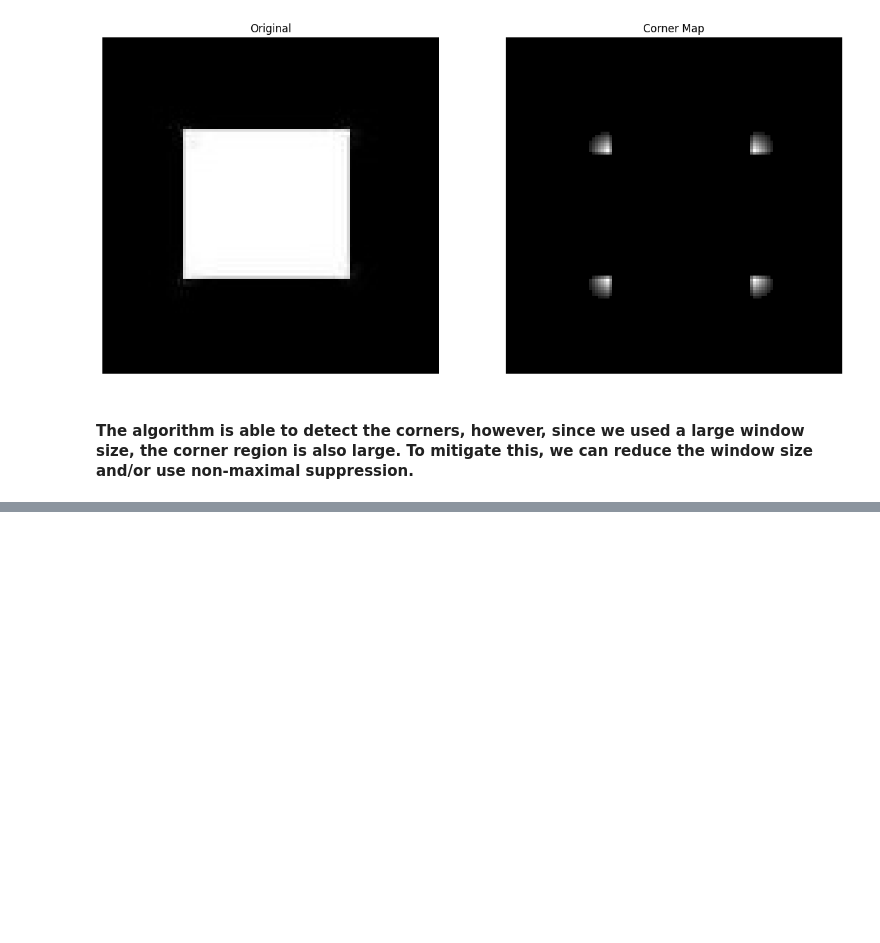
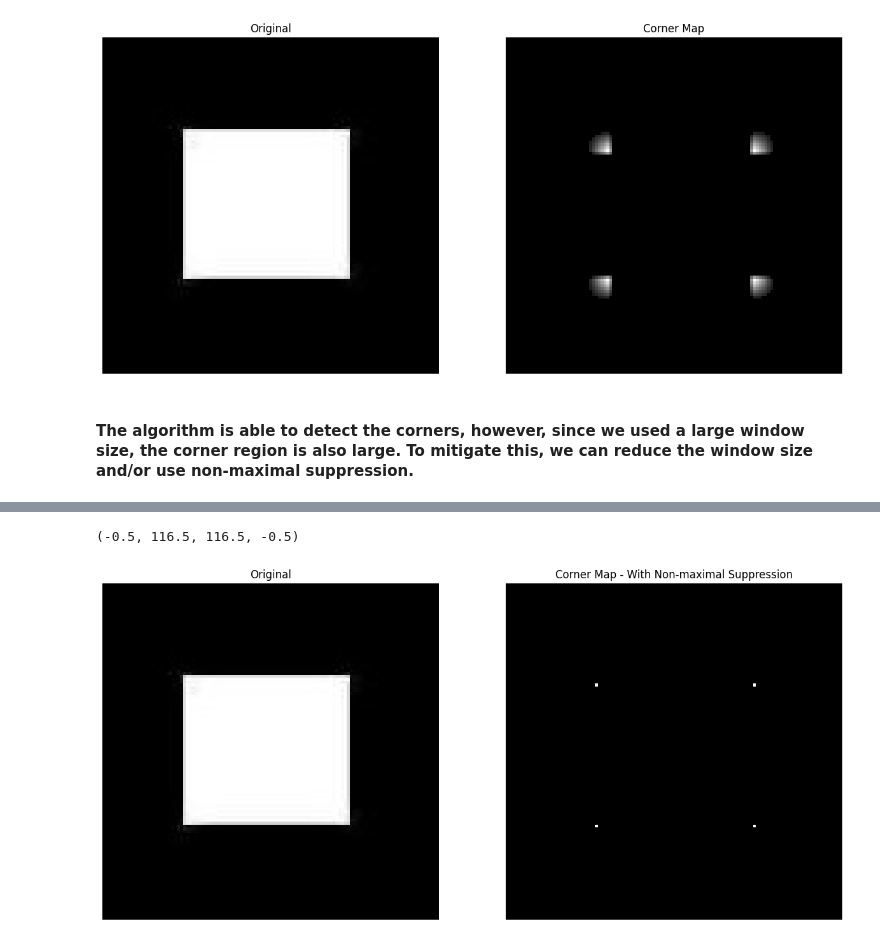
Before and after one commit to tsultan16/Computer_Vision, a Jupyter notebook: feature_detection/corner.ipynb, the cells around one changed output, grey strips where cells are left out. Saved outputs shown, nothing was run; the diff lists cells and outputs as text; code cells hidden in the pictures; blank space fills up the shorter version.

```diff
--- a/feature_detection/corner.ipynb
+++ b/feature_detection/corner.ipynb
@@ -289,0 +307,20 @@ plt.axis('off')
+# %%
+img_corner_map = corner_map(img_gray, window_size=5, non_max_suppression=True)
+
+
+fig,axs = plt.subplots(1,2)
+fig.set_figwidth(15)
+fig.set_figheight(15)
+
+plt.subplot(1,2,1)
+plt.imshow(img_gray, cmap='gray')
+plt.title('Original')
+plt.axis('off')
+
+plt.subplot(1,2,2)
+plt.imshow(img_corner_map, cmap='gray')
+plt.title('Corner Map - With Non-maximal Suppression')
+plt.axis('off')
+# %% [output]
+(-0.5, 116.5, 116.5, -0.5)
+[figure, added]
```
Also changed, not shown: parts of 2 cells of this notebook.
